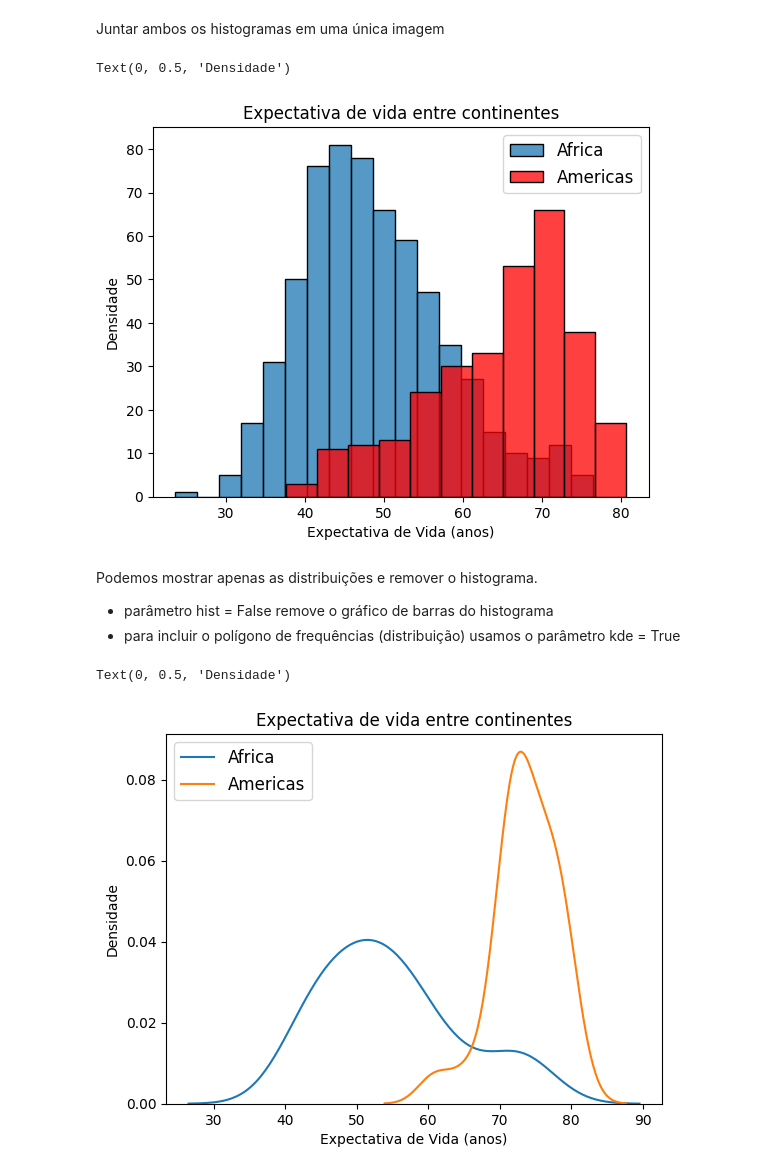
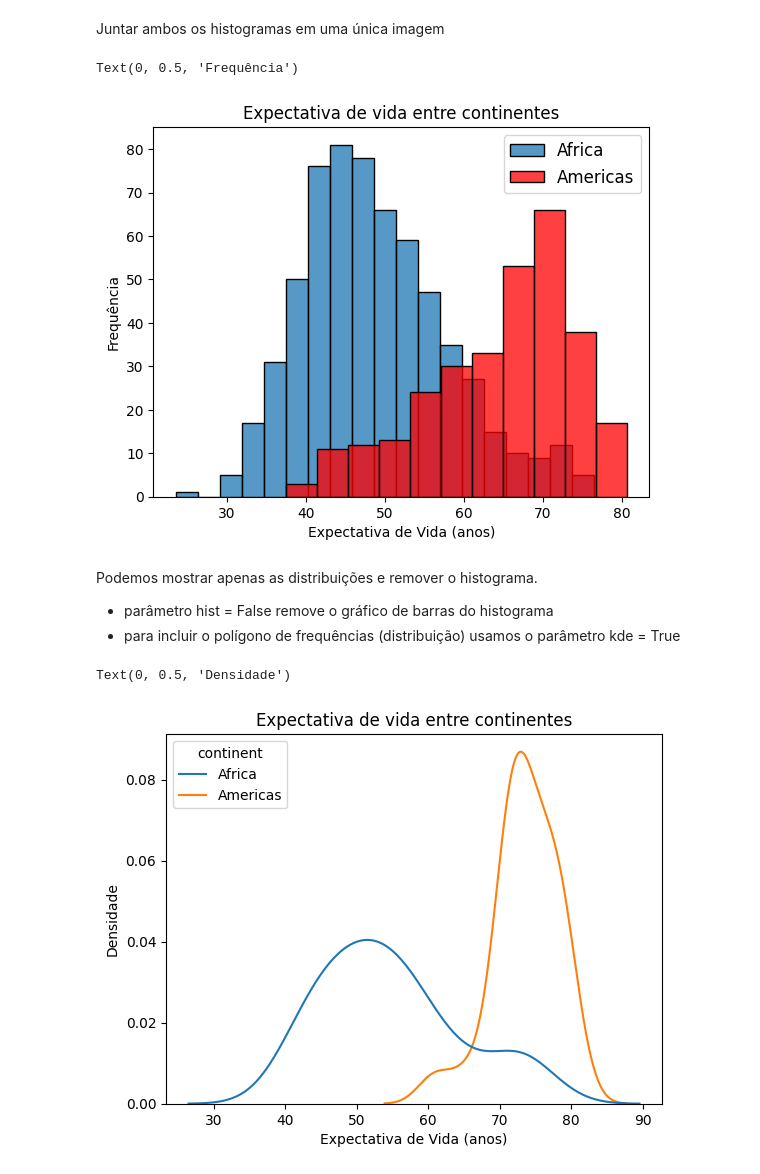
Before and after one commit to abaffa/INF1038, a Jupyter notebook: INF1038_Aula_01_Estatistica_Introducao.ipynb, the cells around one changed output. Saved outputs shown, nothing was run; the diff lists cells and outputs as text; code cells hidden in the pictures.

```diff
--- a/INF1038_Aula_01_Estatistica_Introducao.ipynb
+++ b/INF1038_Aula_01_Estatistica_Introducao.ipynb
@@ -415,25 +416,30 @@ sns.histplot(df['lifeExp'], label='Americas', color='red')
 plt.legend(prop={'size': 12})
 plt.title('Expectativa de vida entre continentes')
 plt.xlabel('Expectativa de Vida (anos)')
-plt.ylabel('Densidade')
+plt.ylabel('Frequência')
 # %% [output]
-Text(0, 0.5, 'Densidade')
+Text(0, 0.5, 'Frequência')
-[figure, old version]
+[figure, new version]
 # %% [markdown]
 Podemos mostrar apenas as distribuições e remover o histograma.
 * parâmetro hist = False remove o gráfico de barras do histograma
 * para incluir o polígono de frequências (distribuição) usamos o parâmetro kde = True
 # %%
-df = data[(data.continent == 'Africa') & (data.year == 2007)]
-sns.kdeplot(df['lifeExp'], label='Africa')
+subset = data[
+    (data.year == 2007) &
+    (data.continent.isin(['Africa', 'Americas']))
+]
 
-df = data[(data.continent == 'Americas') & (data.year == 2007)]
-sns.kdeplot(df['lifeExp'], label='Americas')
+sns.kdeplot(
+    data=subset,
+    x='lifeExp',
+    hue='continent',
+    common_norm=False
+)
 
-plt.legend(prop={'size': 12})
 plt.title('Expectativa de vida entre continentes')
 plt.xlabel('Expectativa de Vida (anos)')
 plt.ylabel('Densidade')
 # %% [output]
 Text(0, 0.5, 'Densidade')
-[figure, old version]
+[figure, new version]
```
Also changed, not shown: parts of 1 cell of this notebook, 2 other files.
